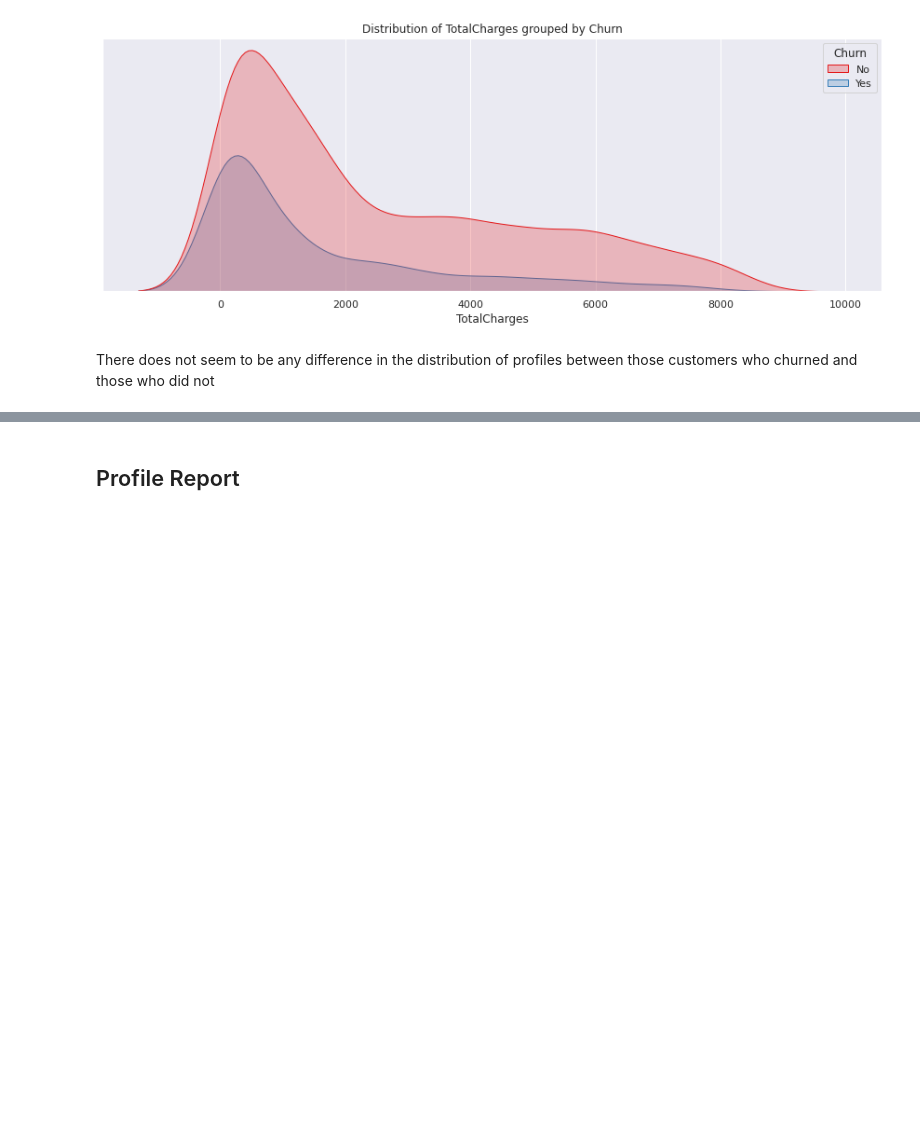
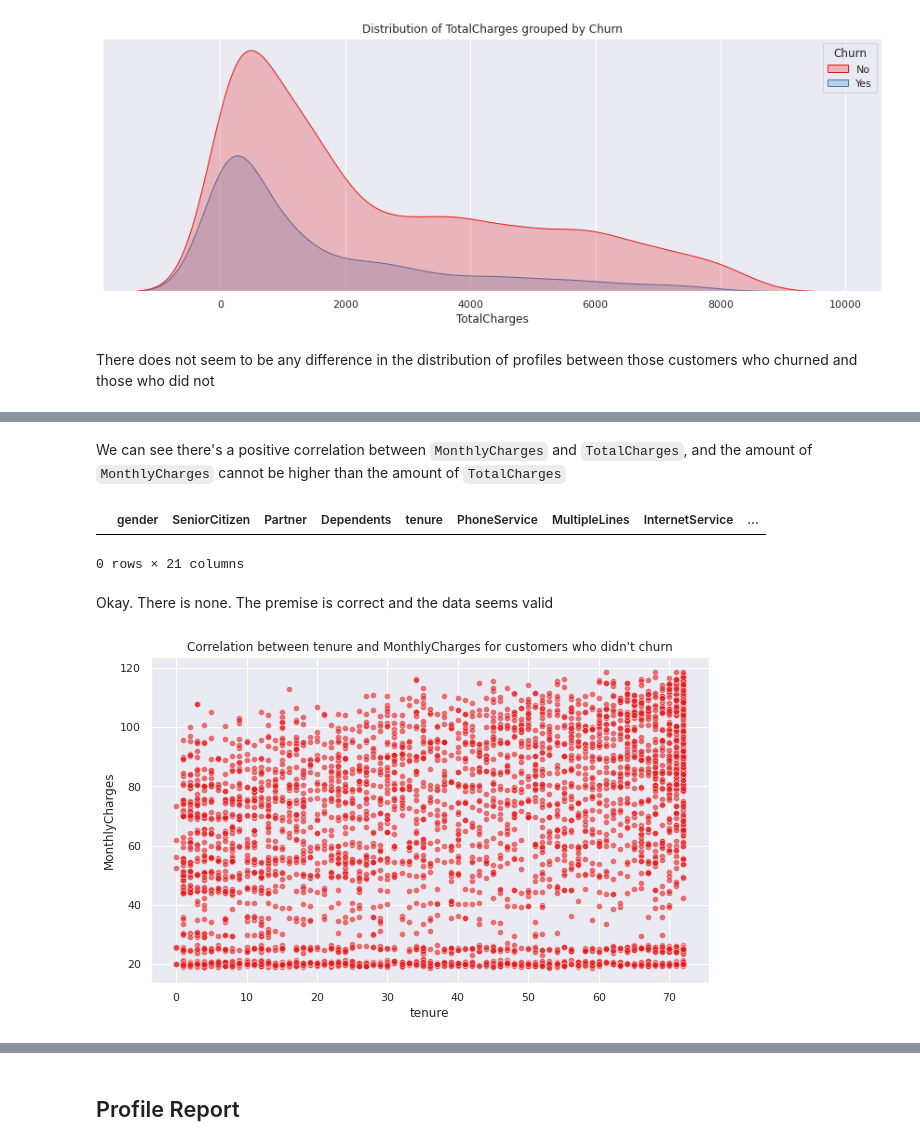
Before and after one commit to NikkiSatmaka/sticky-customers-operation, a Jupyter notebook: h8dsft_Milestone1P2_nikki_satmaka.ipynb, the cells around one changed output, grey strips where cells are left out. Saved outputs shown, nothing was run; the diff lists cells and outputs as text; code cells hidden in the pictures; blank space fills up the shorter version.

```diff
--- a/h8dsft_Milestone1P2_nikki_satmaka.ipynb
+++ b/h8dsft_Milestone1P2_nikki_satmaka.ipynb
@@ -724,0 +725,18 @@ plt.show()
+# %% [markdown]
+We can see there's a positive correlation between `MonthlyCharges` and `TotalCharges`, and the amount of `MonthlyCharges` cannot be higher than the amount of `TotalCharges`
+# %%
+# check if there's any MonthlyCharges higher than TotalCharges
+df_train[df_train['MonthlyCharges'] > df_train['TotalCharges']]
+# %% [output]
+|  | gender | SeniorCitizen | Partner | Dependents | tenure | PhoneService | MultipleLines | InternetService | ... |
+0 rows × 21 columns
+# %% [markdown]
+Okay. There is none. The premise is correct and the data seems valid
+# %%
+# plot correlation between tenure and MonthlyCharges for customers who didn't churn
+plt.figure(figsize=(10, 6))
+sns.scatterplot(data=df_train[df_train['Churn'] == 'No'], x='tenure', y='MonthlyCharges', alpha=0.6)
+plt.title(f"Correlation between tenure and MonthlyCharges for customers who didn't churn")
+plt.show()
+# %% [output]
+[figure, added]
```
Also changed, not shown: parts of 37 cells of this notebook.
